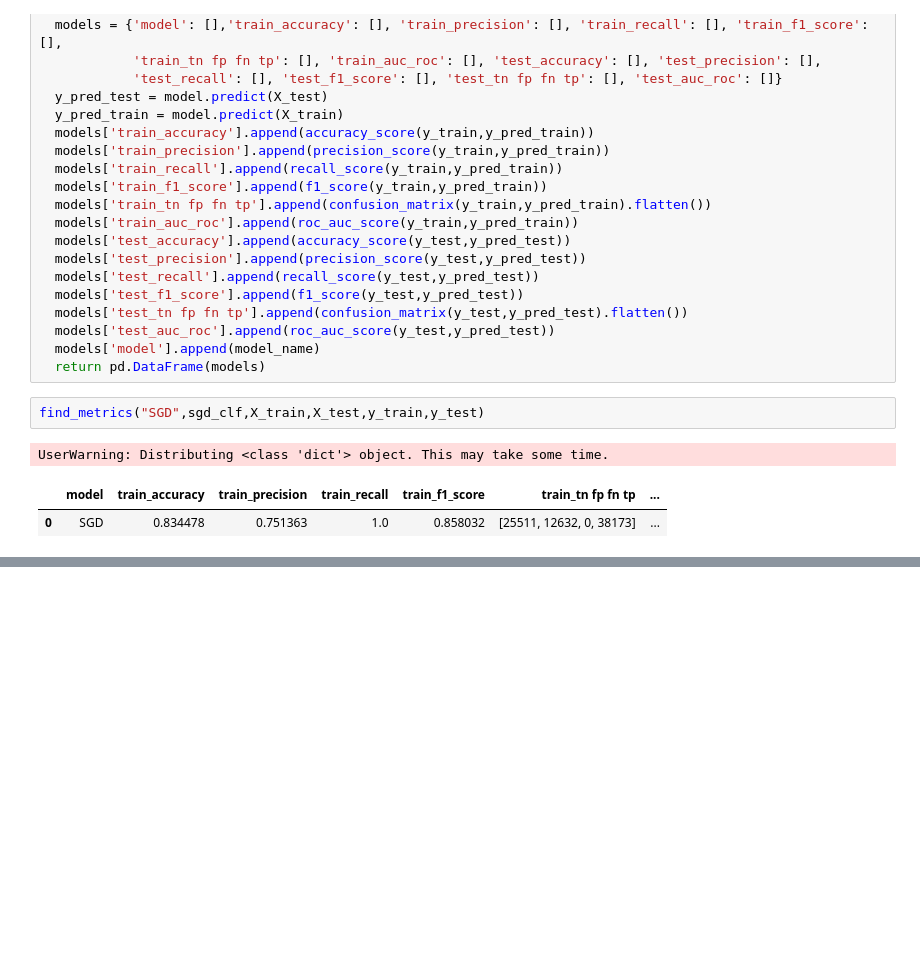
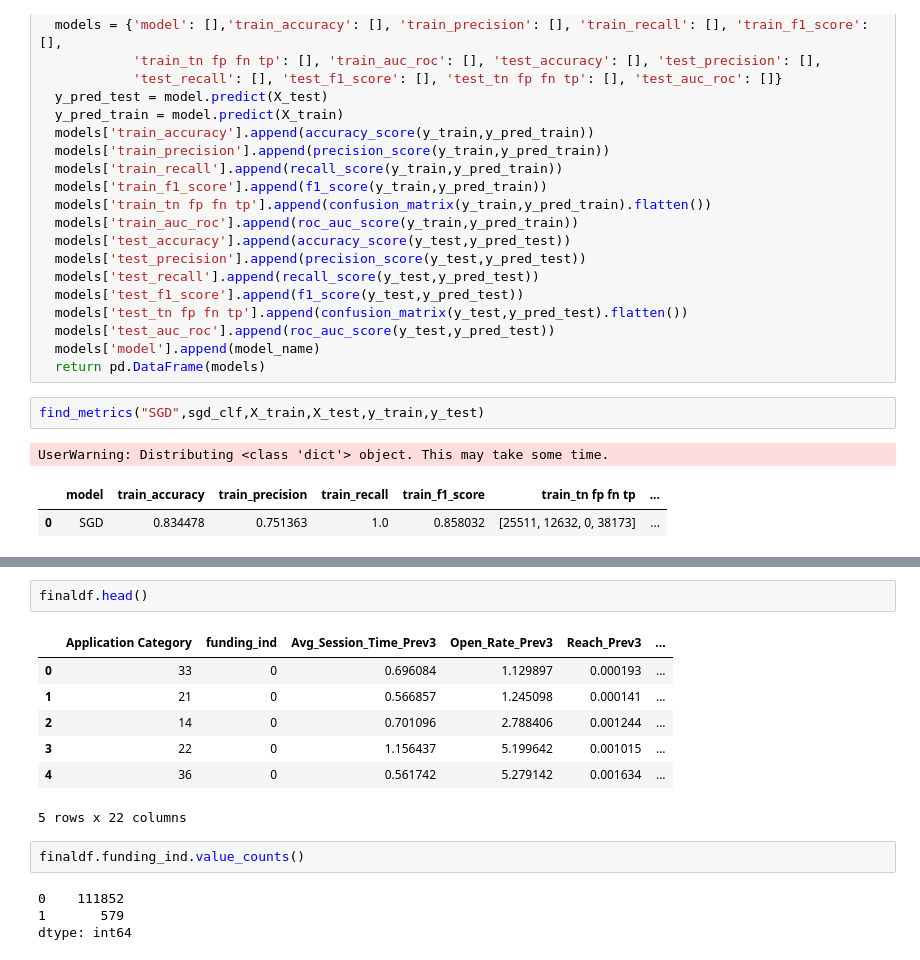
Before and after one commit to rajeshmore1/Capstone-Project-4, a Jupyter notebook: Rajesh_More_Team5_Capstone_Project_4.ipynb, the cells around one changed output, grey strips where cells are left out. Cells and saved outputs as stored; diff of their text form; blank space fills up the shorter version.

```diff
--- a/Rajesh_More_Team5_Capstone_Project_4.ipynb
+++ b/Rajesh_More_Team5_Capstone_Project_4.ipynb
@@ -1040,0 +1124,16 @@ UserWarning: Distributing <class 'dict'> object. This may take some time.
+# %%
+finaldf.head()
+# %% [output]
+|  | Application Category | funding_ind | Avg_Session_Time_Prev3 | Open_Rate_Prev3 | Reach_Prev3 | ... |
+| 0 | 33 | 0 | 0.696084 | 1.129897 | 0.000193 | ... |
+| 1 | 21 | 0 | 0.566857 | 1.245098 | 0.000141 | ... |
+| 2 | 14 | 0 | 0.701096 | 2.788406 | 0.001244 | ... |
+| 3 | 22 | 0 | 1.156437 | 5.199642 | 0.001015 | ... |
+| 4 | 36 | 0 | 0.561742 | 5.279142 | 0.001634 | ... |
+5 rows x 22 columns
+# %%
+finaldf.funding_ind.value_counts()
+# %% [output]
+0    111852
+1       579
+dtype: int64
```
Also changed, not shown: parts of 23 cells of this notebook.
